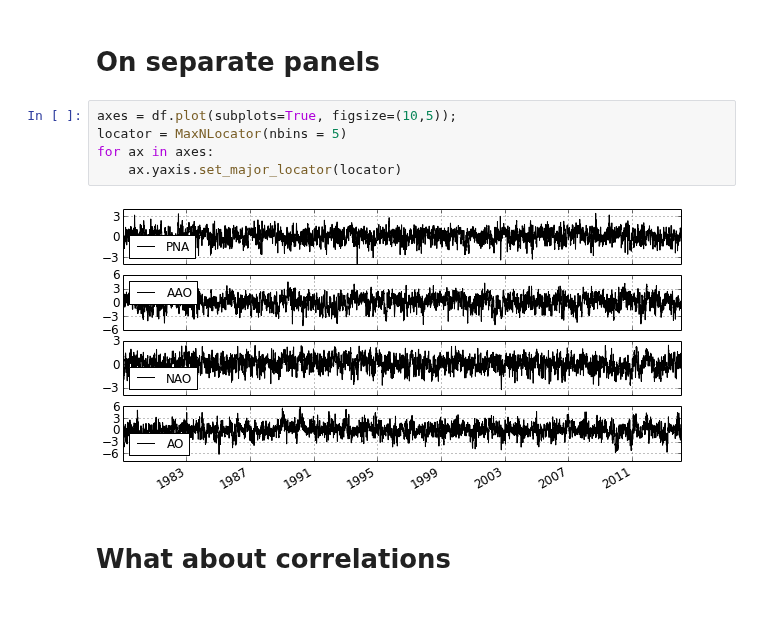
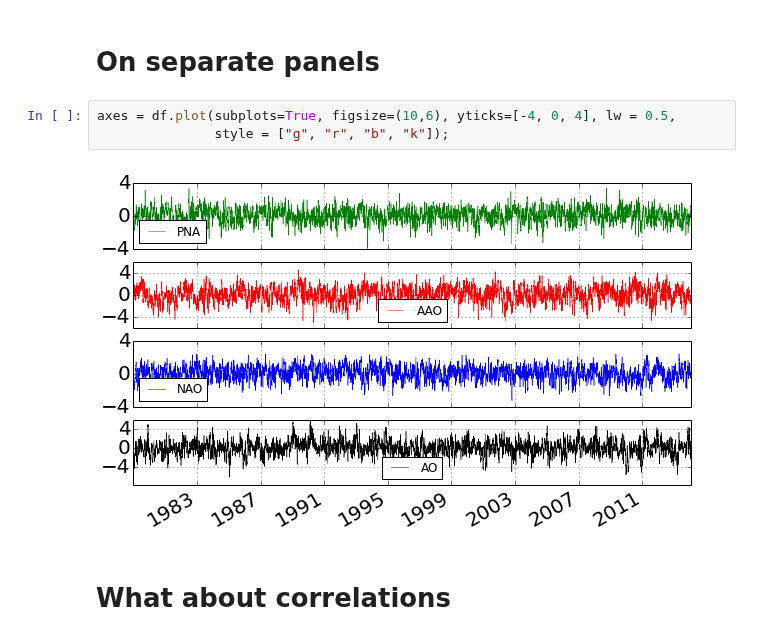
Before and after one commit to guziy/CMOS-python-tutorial, a Jupyter notebook: cmos2014-python-tutorial.ipynb, the cells around one changed output. Cells and saved outputs as stored; diff of their text form; blank space fills up the shorter version.

```diff
--- a/cmos2014-python-tutorial.ipynb
+++ b/cmos2014-python-tutorial.ipynb
@@ -859,13 +861,11 @@ df.plot();
 # %% [markdown]
 On separate panels
 ======
-# %%
-axes = df.plot(subplots=True, figsize=(10,5));
-locator = MaxNLocator(nbins = 5)
-for ax in axes:
-    ax.yaxis.set_major_locator(locator)
-# %% [output]
-[figure, removed]
+# %%
+axes = df.plot(subplots=True, figsize=(10,6), yticks=[-4, 0, 4], lw = 0.5,
+               style = ["g", "r", "b", "k"]);
+# %% [output]
+[figure, added]
 # %% [markdown]
 What about correlations
 ======
```
Also changed, not shown: parts of 27 cells of this notebook.
